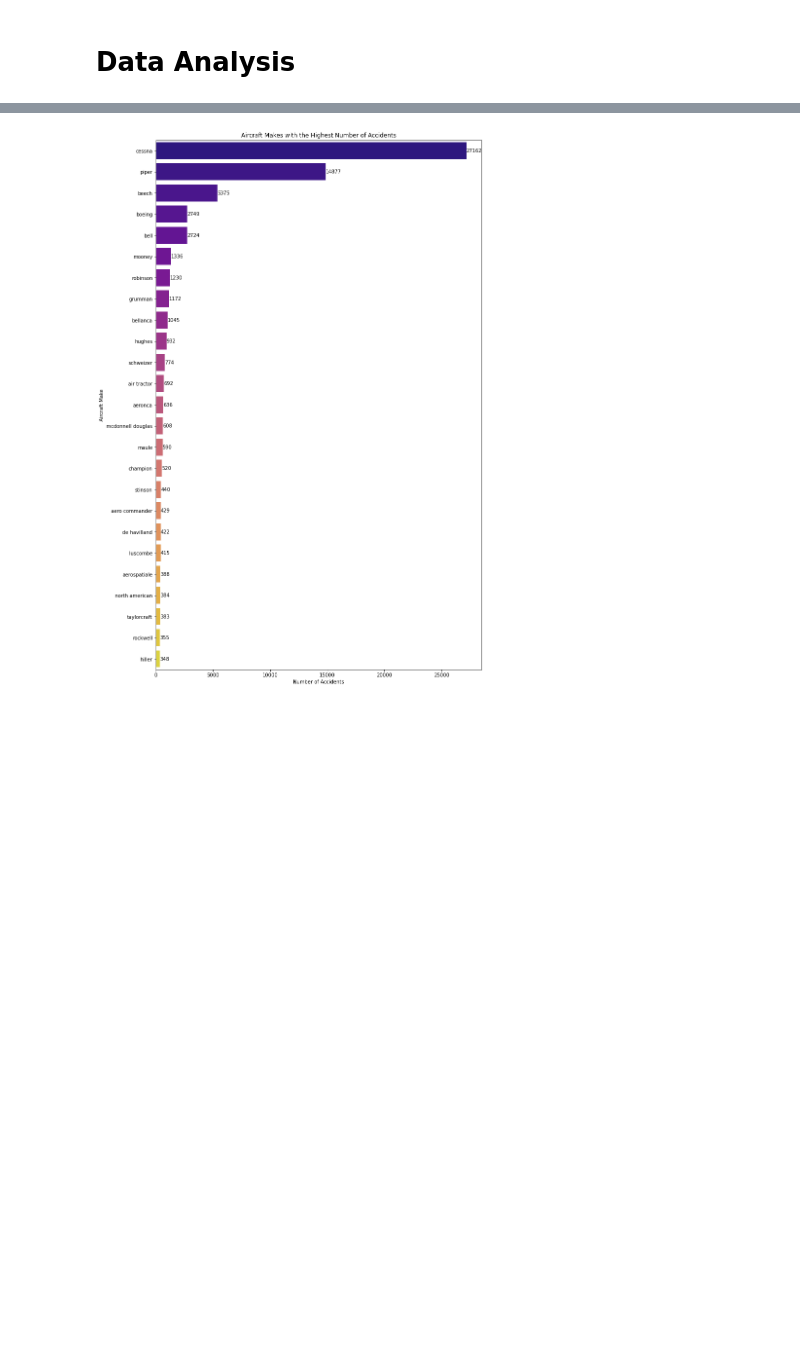
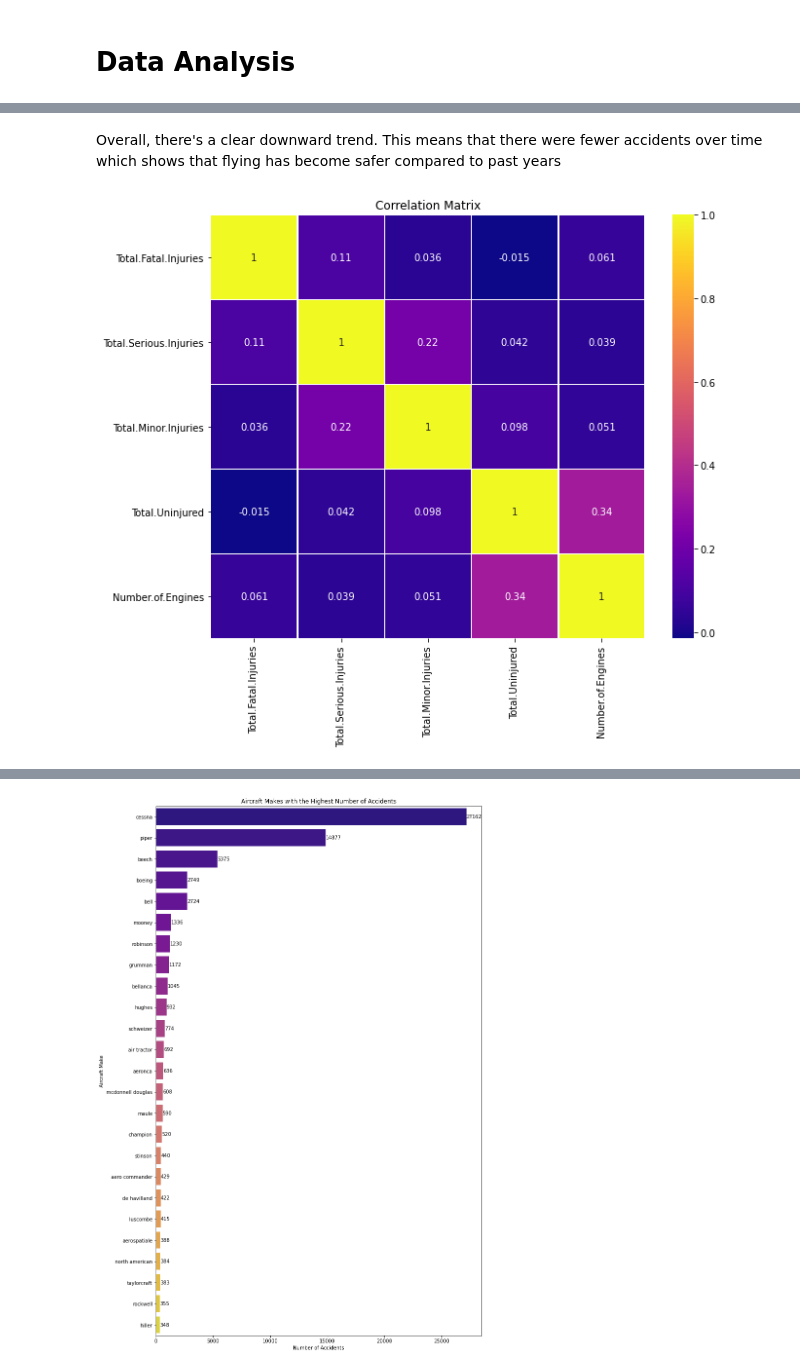
Before and after one commit to lorna-creator/my_projectP1, a Jupyter notebook: Project_1.ipynb, the cells around one changed output, grey strips where cells are left out. Drawn from its saved outputs; the diff is of its cells as text; code cells hidden in the pictures; blank space fills up the shorter version.

```diff
--- a/Project_1.ipynb
+++ b/Project_1.ipynb
@@ -533,0 +554,20 @@ plt.show()
+# %% [markdown]
+Overall, there's a clear downward trend. This means that there were fewer accidents over time which shows that flying has become safer compared to past years
+# %%
+main_columns = [
+    'Total.Fatal.Injuries', 'Total.Serious.Injuries', 'Total.Minor.Injuries',
+    'Total.Uninjured', 'Number.of.Engines','Weather.Condition'
+]
+# Create a DataFrame with these columns
+df_corr = df[main_columns]
+
+# Compute the correlation matrix
+corr_matrix = df_corr.corr()
+
+# Plot the correlation matrix using seaborn
+plt.figure(figsize=(10, 8))
+sns.heatmap(corr_matrix, annot=True, cmap='plasma', linewidths=0.5)
+plt.title('Correlation Matrix')
+plt.show()
+# %% [output]
+[figure, added]
```
Also changed, not shown: parts of 35 cells of this notebook, 12 other files.
